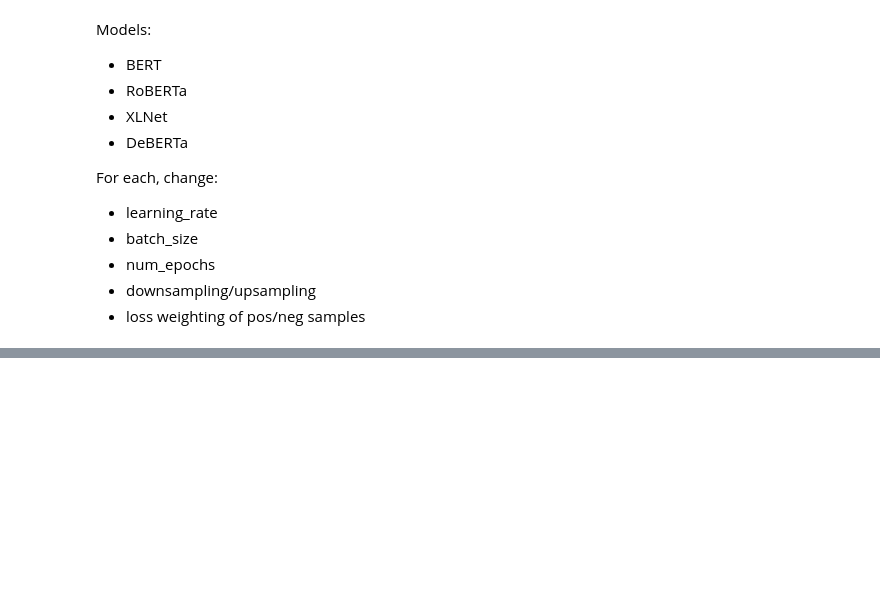
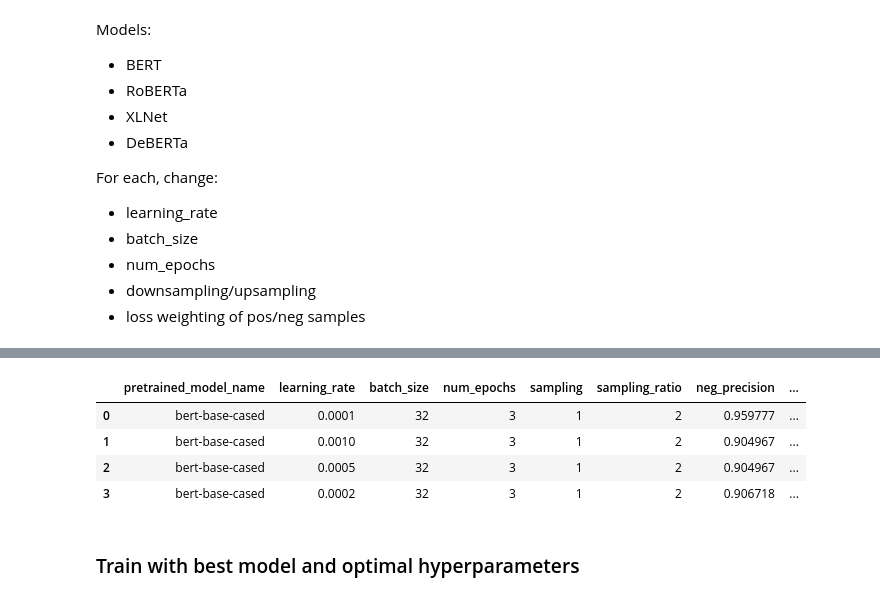
Before and after one commit to Lordkpaj/NLP-Coursework, a Jupyter notebook: solution.ipynb, the cells around one changed output, grey strips where cells are left out. Drawn from its saved outputs; the diff is of its cells as text; code cells hidden in the pictures; blank space fills up the shorter version.

Commit message:
Use AutoModel and AutoTokenizer; build pipeline for training different base-models with different hyperparameters; write hyperparameter tuning code

```diff
--- a/solution.ipynb
+++ b/solution.ipynb
@@ -208,7 +208,7 @@ class PatroniseDataset(Dataset):
         # The maximum sequence size for BERT is 512 but here the tokenizer truncate sentences longer than 128 tokens.
         # We also pad shorter sentences to a length of 128 tokens
         encodings = self.tokenizer(texts, return_tensors='pt', padding=True, truncation=True, max_length=128)
-        encodings['label'] =  torch.tensor(labels, dtype=torch.int64)
+        encodings['labels'] =  torch.tensor(labels, dtype=torch.int64)
 
         return encodings
 
@@ -342,0 +252,8 @@ class PatroniseBertModel(BertPreTrainedModel):
+# %%
+def predict_patronise(inputs, tokenizer, model):
+    model.eval()
+    encodings = tokenizer(inputs, return_tensors='pt', padding=True, truncation=True, max_length=128)
+    encodings.to(DEVICE)
+    output = model(**encodings)
+    preds = torch.argmax(output.logits, axis=-1)
+    return preds
@@ -348,18 +316,29 @@ def generate_model_filename(model_name, learning_rate, batch_size, num_epochs, s
 # %%
-def main_patronise_bert(learning_rate=0.0001, batch_size=32, num_epochs=3, sampling=1, sampling_ratio=2):
+def main_patronise(pretrained_model_name='bert-base-cased', learning_rate=0.0001, batch_size=32, num_epochs=3, sampling=1, sampling_ratio=2, save_model=False):
     """
     Args:
+        pretrained_model_name
         learning_rate
         batch_size
         num_epochs
         sampling: (0 = use original data) (1 = downsample majority class) (2 = upsample minority class)
         sampling_ratio: the ratio of negative (majority) samples compared to positive (minority) samples
+        save_model: boolean value indicating whether or not to save model parameters/weights
     """
+
+    # create tokenizer for specified pretrained model
+    tokenizer = AutoTokenizer.from_pretrained(pretrained_model_name)
+
+    # upsample / downsample
     train_set_sampled = downsample(train_set) if sampling == 1 else upsample(train_set) if sampling == 2 else train_set
+
+    # create dataset
     train_dataset = PatroniseDataset(tokenizer, train_set_sampled)
 
-    model = PatroniseBertModel.from_pretrained("bert-base-cased")
+    # create classification model with specified pretrained model
+    model = AutoModelForSequenceClassification.from_pretrained(pretrained_model_name, num_labels=2)
 
+    # train model
     training_args = TrainingArguments(
         output_dir = './experiment/patronise',
         learning_rate = learning_rate,
@@ -367,7 +346,7 @@ def main_patronise_bert(learning_rate=0.0001, batch_size=32, num_epochs=3, sampl
         per_device_train_batch_size = batch_size,
         num_train_epochs = num_epochs,
     )
-    trainer = Trainer_patronise(
+    trainer = Trainer(
         model = model,
         args = training_args,
         train_dataset = train_dataset,
@@ -375,6 +354,14 @@ def main_patronise_bert(learning_rate=0.0001, batch_size=32, num_epochs=3, sampl
     )
     trainer.train()
 
-    model_filename = generate_model_filename('bert', learning_rate, batch_size, num_epochs, sampling, sampling_ratio)
-    trainer.save_model(model_filename)
-    return model_filename
+    # save model parameters if applicable
+    if save_model:
+        model_filename = generate_model_filename(pretrained_model_name, learning_rate, batch_size, num_epochs, sampling, sampling_ratio)
+        trainer.save_model(model_filename)
+
+    # evaluate model on dev dataset
+    dev_dataset = PatroniseDataset(tokenizer, dev_set)
+    dev_loader = DataLoader(dev_dataset, batch_size=8)
+    report = evaluate(model, tokenizer, dev_loader)
+
+    return report
@@ -483,0 +471,10 @@ The f1-score we care about: 0.5080645161290324
+# %%
+reports
+# %% [output]
+|  | pretrained_model_name | learning_rate | batch_size | num_epochs | sampling | sampling_ratio | neg_precision | ... |
+| 0 | bert-base-cased | 0.0001 | 32 | 3 | 1 | 2 | 0.959777 | ... |
+| 1 | bert-base-cased | 0.0010 | 32 | 3 | 1 | 2 | 0.904967 | ... |
+| 2 | bert-base-cased | 0.0005 | 32 | 3 | 1 | 2 | 0.904967 | ... |
+| 3 | bert-base-cased | 0.0002 | 32 | 3 | 1 | 2 | 0.906718 | ... |
+# %% [markdown]
+### Train with best model and optimal hyperparameters
```
Also changed, not shown: parts of 32 cells of this notebook.
